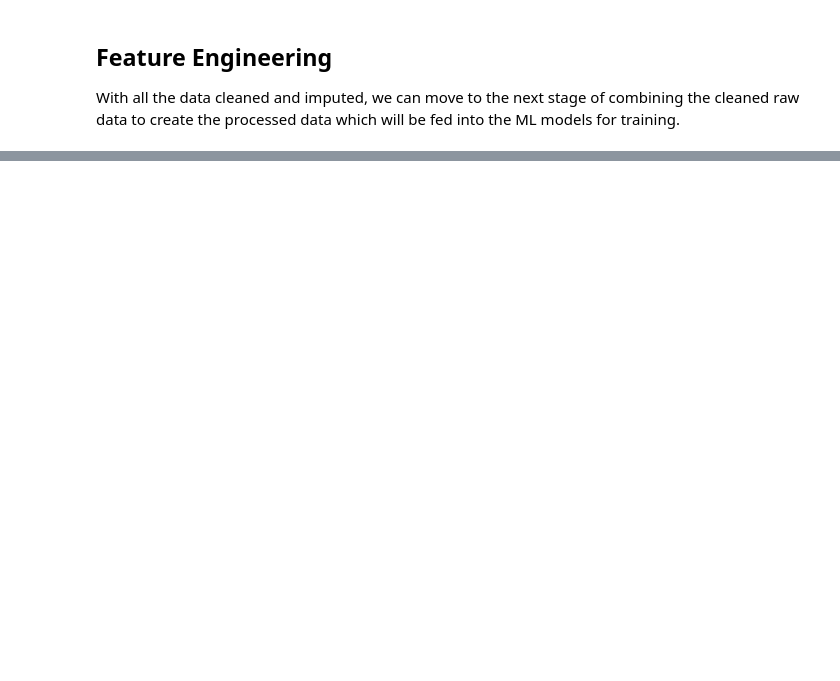
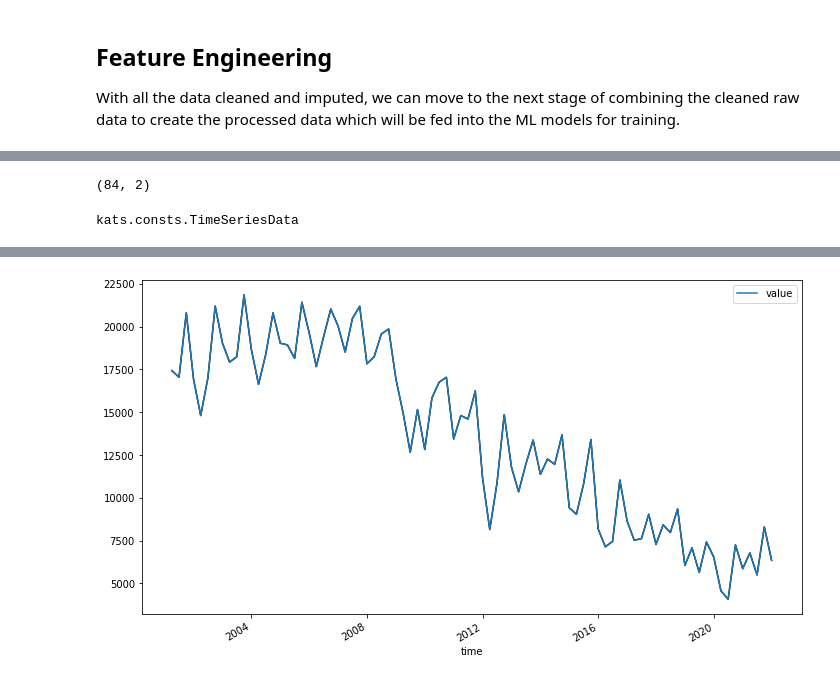
Before and after one commit to devanshmalik/emissions-oracle, a Jupyter notebook: notebooks/0.4-data-preprocessing-before-modelling.ipynb, the cells around one changed output, grey strips where cells are left out. Cells and saved outputs as stored; diff of their text form; code cells hidden in the pictures; blank space fills up the shorter version.

Commit message:
Add feature engineering to create data ready as model input

```diff
--- a/notebooks/0.4-data-preprocessing-before-modelling.ipynb
+++ b/notebooks/0.4-data-preprocessing-before-modelling.ipynb
@@ -124,0 +176,8 @@ With all the data cleaned and imputed, we can move to the next stage of combinin
+# %%
+# Sample intermediate files for testing:
+all_fuels = '../data/02_intermediate/Net_Gen_By_Fuel_MWh/AL/Net_Gen_By_Fuel_MWh-all_fuels.csv'
+coal = '../data/02_intermediate/Net_Gen_By_Fuel_MWh/AL/Net_Gen_By_Fuel_MWh-coal.csv'
+
+df_all_fuels = pd.read_csv(all_fuels)
+df_coal = pd.read_csv(coal)
+df_all_fuels.head()
@@ -124,0 +191,17 @@ With all the data cleaned and imputed, we can move to the next stage of combinin
+# %%
+# Kats requires date field to be called 'time'
+df_all_fuels.columns = ['time', 'value']
+df_coal.columns = ['time', 'value']
+df_coal.shape
+# %% [output]
+(84, 2)
+# %%
+from kats.consts import TimeSeriesData
+df_coal_ts = TimeSeriesData(df_coal)
+type(df_coal_ts)
+# len(df_coal_ts)
+# %% [output]
+kats.consts.TimeSeriesData
+# %%
+df_coal_ts.plot(cols=['value'])
+# %% [output]
@@ -124,0 +209 @@ With all the data cleaned and imputed, we can move to the next stage of combinin
+[figure, added]
```
Also changed, not shown: parts of 15 cells of this notebook, 3 other files.
